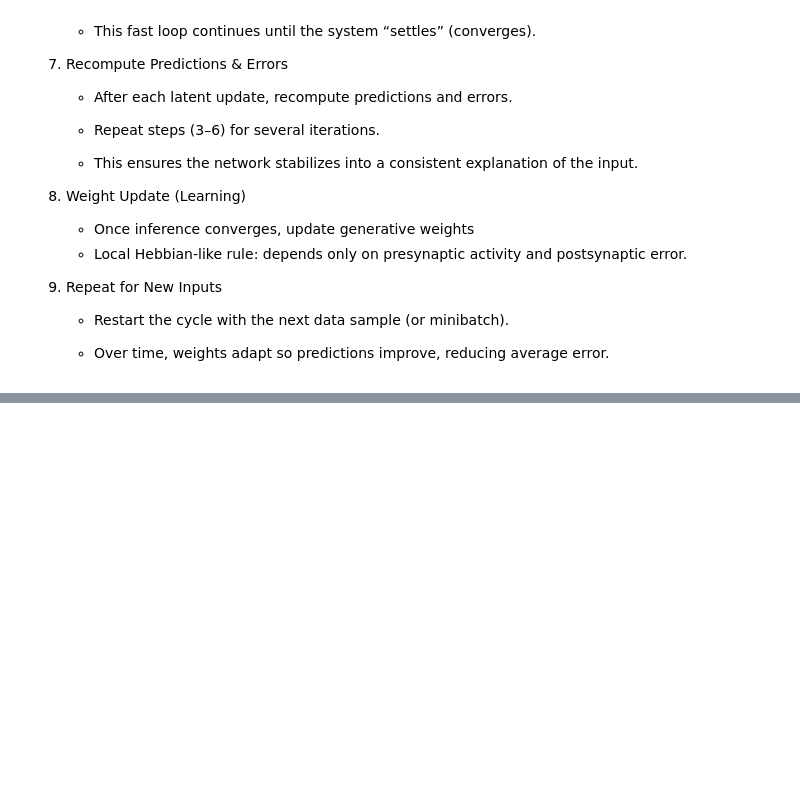
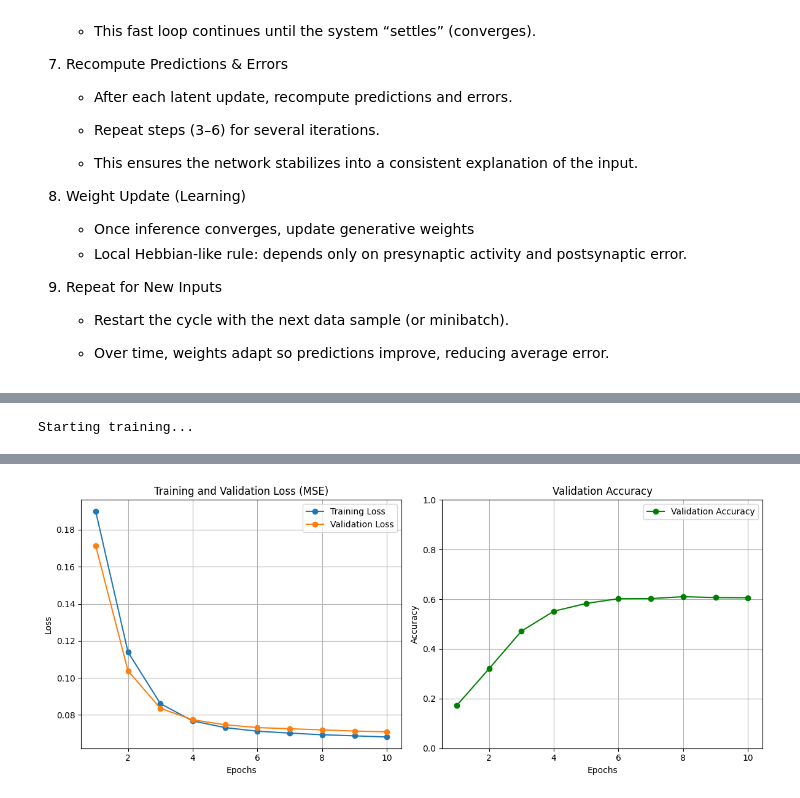
Before and after one commit to Samuel-K95/iCog-PC-Task, a Jupyter notebook: PC_task.ipynb, the cells around one changed output, grey strips where cells are left out. Drawn from its saved outputs; the diff is of its cells as text; code cells hidden in the pictures; blank space fills up the shorter version.

Commit message:
Trained using PC

```diff
--- a/PC_task.ipynb
+++ b/PC_task.ipynb
@@ -53,0 +96,13 @@
+# %%
+# Data loading
+transform = transforms.Compose([
+    transforms.ToTensor(),
+    transforms.Normalize((0.1307,), (0.3081,)),
+    transforms.Lambda(lambda x: x.view(-1))
+])
+
+train_dataset = datasets.MNIST('./data', train=True, download=True, transform = transform)
+val_dataset = datasets.MNIST('./data', train=False, transform=transform)
+
+train_loader = DataLoader(train_dataset, batch_size=BATCH_SIZE, shuffle=True, num_workers=NUM_WORKERS)
+val_loader = DataLoader(val_dataset, batch_size=BATCH_SIZE, shuffle=False, num_workers=NUM_WORKERS)
@@ -53,0 +294,56 @@
+# %%
+# Training loop
+# --- MAIN TRAINING LOOP ---
+train_losses, val_losses = [], []
+val_accuracies = []
+
+print("\nStarting training...")
+start_time = time.time()
+
+for epoch in range(EPOCHS):
+    model.train()
+    # The `no_grad` context is crucial as we do all updates manually
+    with torch.no_grad():
+      train_loss, _ = run_epoch(model, train_loader, is_train=True)
+
+    model.eval()
+    with torch.no_grad():
+        val_loss, val_acc = run_epoch(model, val_loader, is_train=False)
+
+    train_losses.append(train_loss)
+    val_losses.append(val_loss)
+    val_accuracies.append(val_acc)
+
+    print(f"Epoch {epoch+1}/{EPOCHS} | "
+          f"Train Loss: {train_loss:.4f} | "
+          f"Val Loss: {val_loss:.4f} | "
+          f"Val Accuracy: {val_acc*100:.2f}%")
+
+end_time = time.time()
+print(f"\nTraining finished in {end_time - start_time:.2f} seconds.")
+
+
+# --- VISUALIZATION ---
+plt.figure(figsize=(12, 5))
+plt.subplot(1, 2, 1)
+plt.plot(range(1, EPOCHS + 1), train_losses, marker='o', label='Training Loss')
+plt.plot(range(1, EPOCHS + 1), val_losses, marker='o', label='Validation Loss')
+plt.title('Training and Validation Loss (MSE)')
+plt.xlabel('Epochs')
+plt.ylabel('Loss')
+plt.legend()
+plt.grid(True)
+
+plt.subplot(1, 2, 2)
+plt.plot(range(1, EPOCHS + 1), val_accuracies, marker='o', color='g', label='Validation Accuracy')
+plt.title('Validation Accuracy')
+plt.xlabel('Epochs')
+plt.ylabel('Accuracy')
+plt.ylim(0, 1.0)
+plt.legend()
+plt.grid(True)
+
+plt.tight_layout()
+plt.show()
+# %% [output]
+Starting training...
@@ -53,0 +362 @@
+[figure, added]
```
Also changed, not shown: parts of 8 cells of this notebook.
